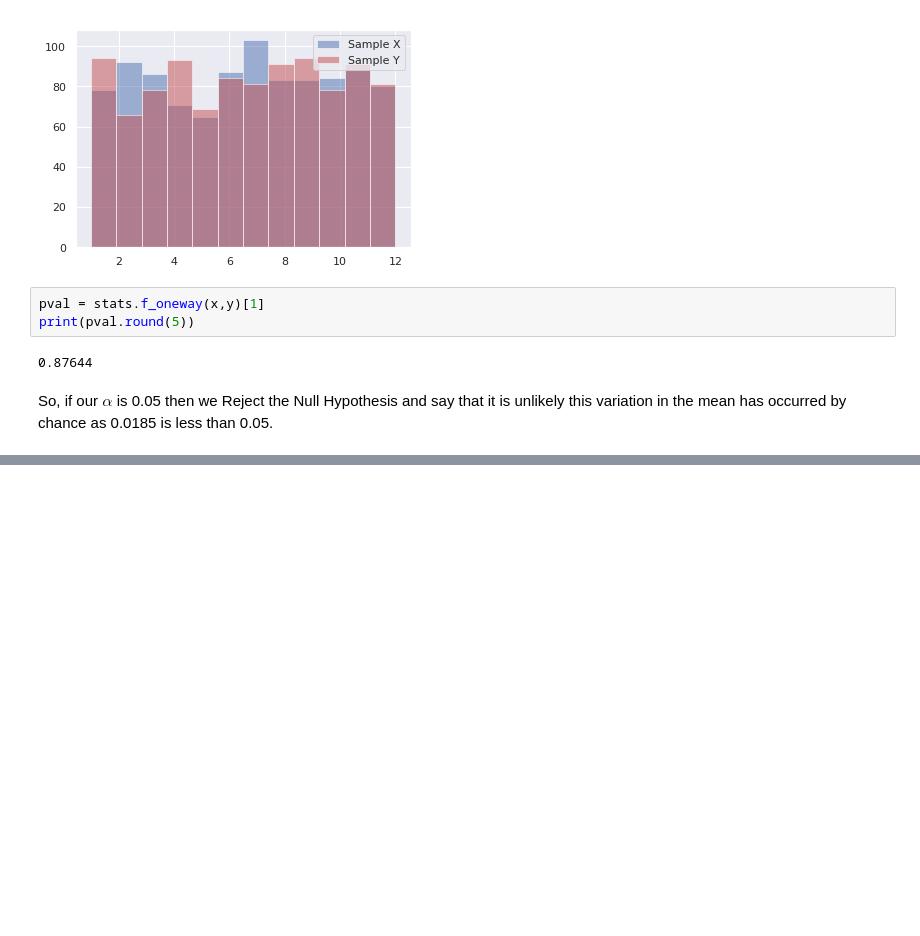
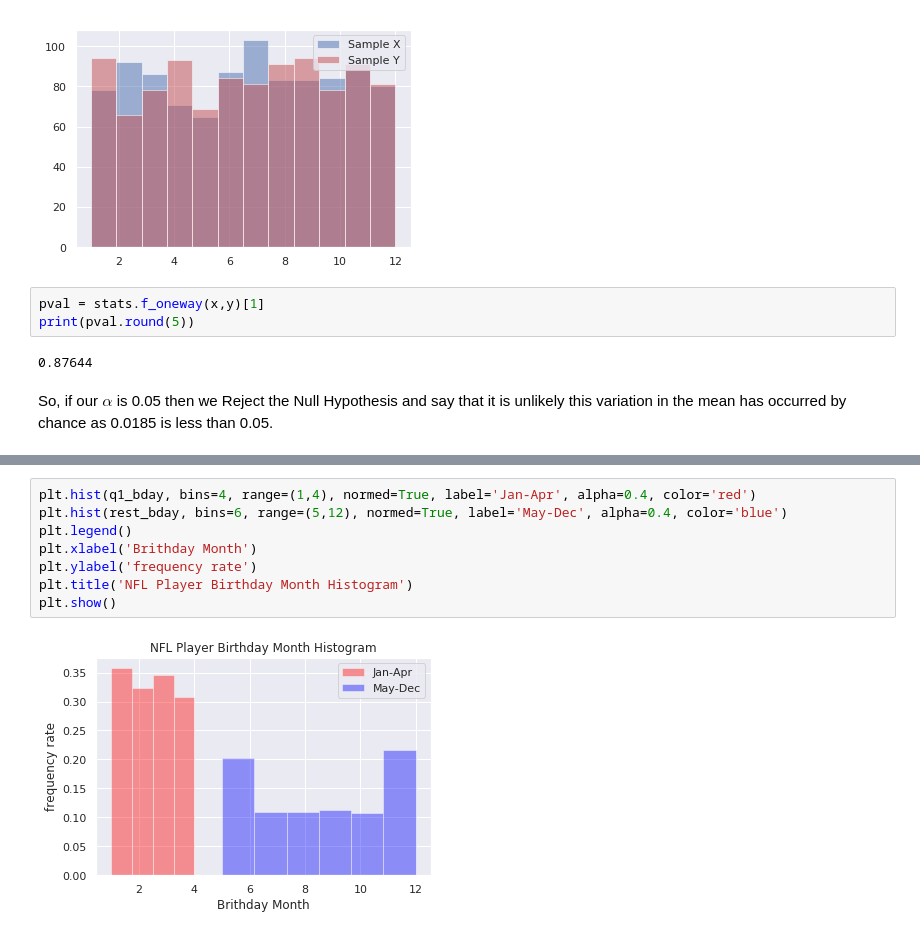
Before and after one commit to naivelogic/NFL-smarter-football, a Jupyter notebook: NFL Play Birth Date Analysis.ipynb, the cells around one changed output, grey strips where cells are left out. Cells and saved outputs as stored; diff of their text form; blank space fills up the shorter version.

```diff
--- a/NFL Play Birth Date Analysis.ipynb
+++ b/NFL Play Birth Date Analysis.ipynb
@@ -301,0 +389,10 @@ So, if our $\alpha$ is 0.05 then we Reject the Null Hypothesis and say that it i
+# %%
+plt.hist(q1_bday, bins=4, range=(1,4), normed=True, label='Jan-Apr', alpha=0.4, color='red')
+plt.hist(rest_bday, bins=6, range=(5,12), normed=True, label='May-Dec', alpha=0.4, color='blue')
+plt.legend()
+plt.xlabel('Brithday Month')
+plt.ylabel('frequency rate')
+plt.title('NFL Player Birthday Month Histogram')
+plt.show()
+# %% [output]
+[figure, added]
```
Also changed, not shown: parts of 14 cells of this notebook.
